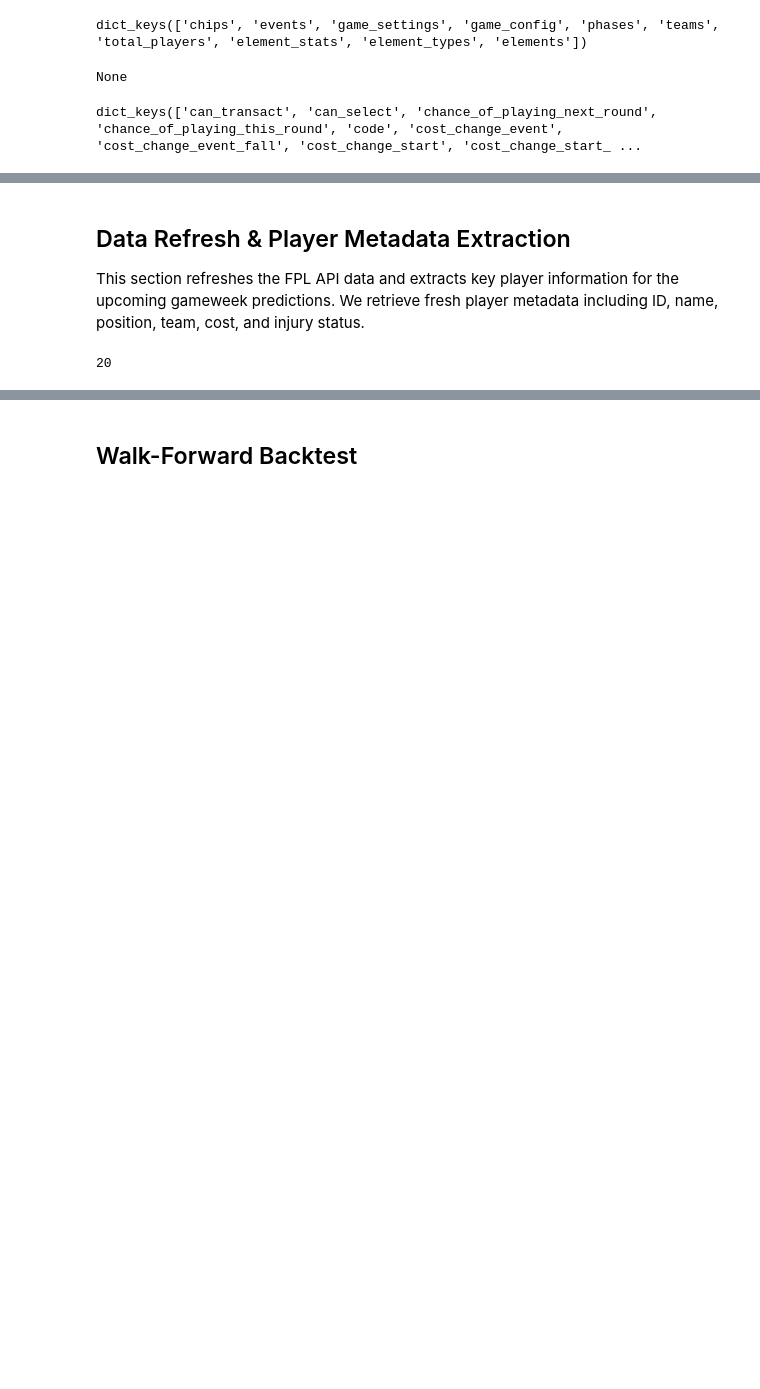
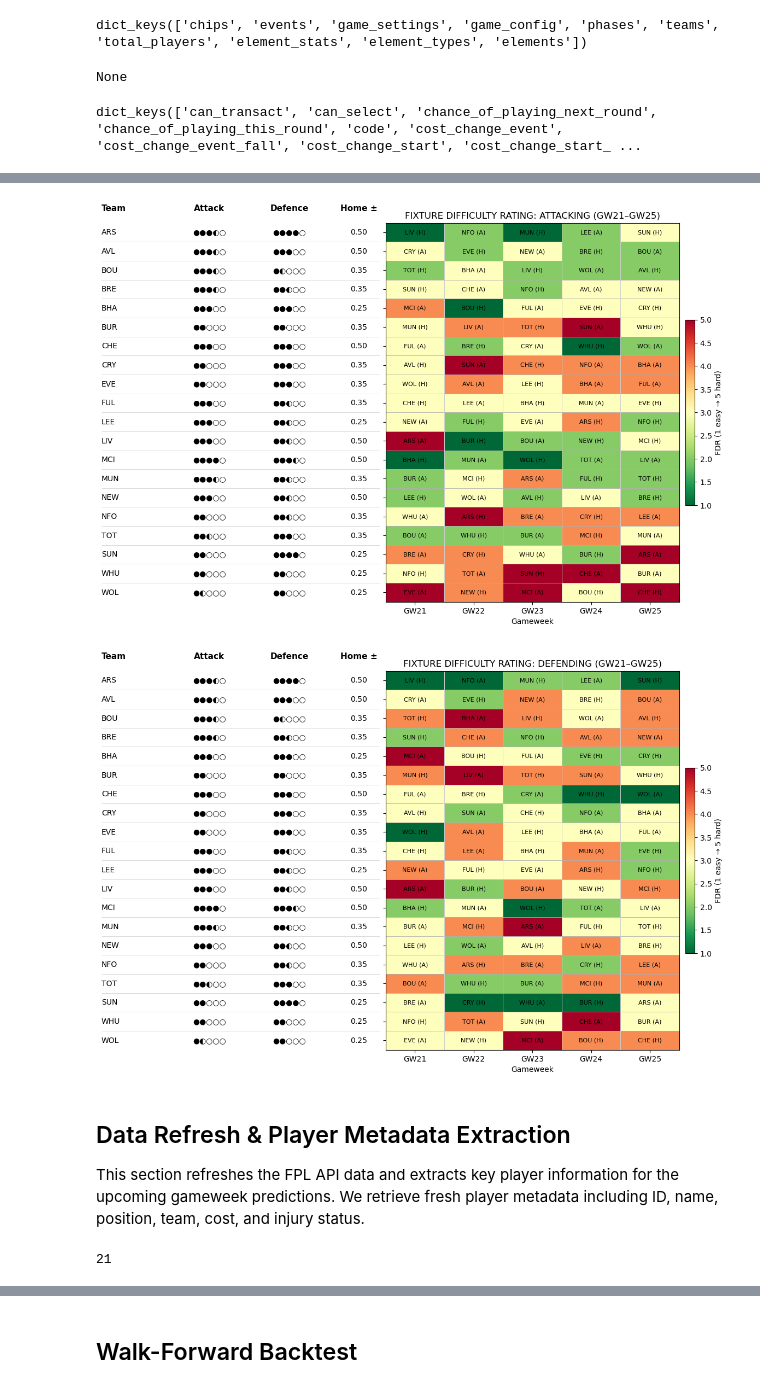
Before and after one commit to Adham-Elzawawi/Fantasy-Premier-League, a Jupyter notebook: FPL.ipynb, the cells around one changed output, grey strips where cells are left out. Drawn from its saved outputs; the diff is of its cells as text; code cells hidden in the pictures; blank space fills up the shorter version.

Commit message:
Rearranged order

```diff
--- a/FPL.ipynb
+++ b/FPL.ipynb
@@ -162,3 +493,21 @@ corr_df = corr_plots_by_position_per90_abs(
+# %%
+gw_start, gw_end = 21, 25
+
+fixtures_df = fetch_fixtures_df()
+teams_df = pd.DataFrame(requests.get("https://fantasy.premierleague.com/api/bootstrap-static/").json()["teams"])[["id","name","short_name"]]
+base_ratings_df = pd.read_csv("team_strengths.csv")
+ratings_dyn, fdr_long, att_mat, def_mat, lab_mat = plot_attack_def_tickers(
+
+    fixtures_df,
+    teams_df,
+    base_ratings_df,
+    gw_start,
+    gw_end,
+    order_by="name"
+)
+# %% [output]
+[figure, new version]
+[figure, new version]
 # %% [markdown]
 ## Data Refresh & Player Metadata Extraction
 
@@ -378,10 +727,10 @@ def get_target_gw(events, manual=None):
         return int(ev.loc[ev["is_current"] == True, "id"].iloc[0]) + 1
     return int(pd.to_numeric(ev["id"], errors="coerce").max())
 
-target_gw = get_target_gw(events_data, 20)
+target_gw = get_target_gw(events_data)
 target_gw
 # %% [output]
-20
+21
 # %%
 def add_rolling_features(df, group_col="id", time_col="round", windows=(3,), shift=1, cols=None):
     d = df.copy()
```
Also changed, not shown: parts of 23 cells of this notebook.
